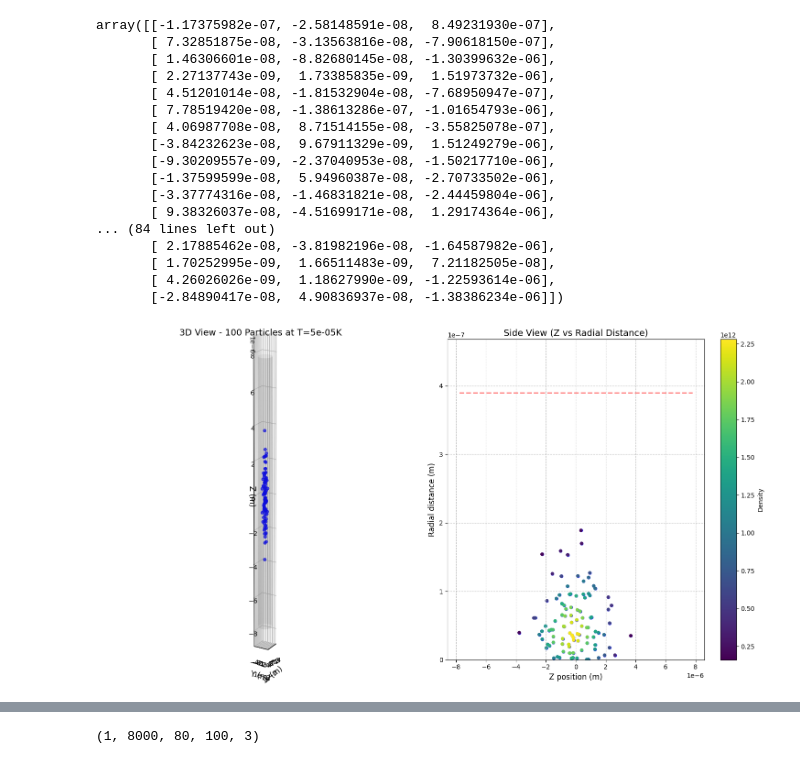
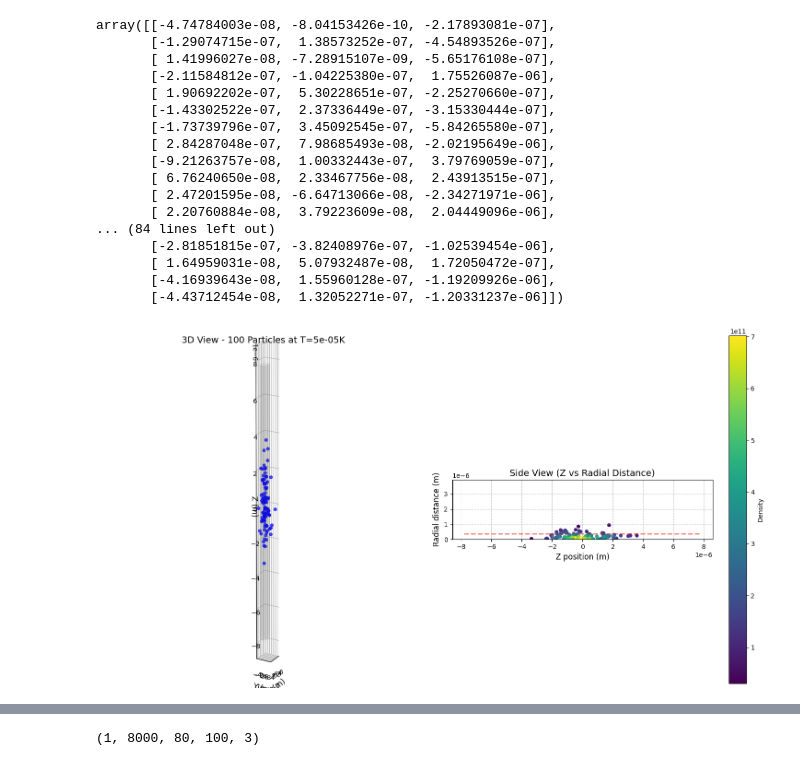
Before and after one commit to MPoitrinal/Truncated-Wigner, a Jupyter notebook: main.ipynb, the cells around one changed output, grey strips where cells are left out. Saved outputs shown, nothing was run; the diff lists cells and outputs as text; code cells hidden in the pictures.

```diff
--- a/main.ipynb
+++ b/main.ipynb
@@ -13,23 +13,31 @@ listNumparticles=[100]       # List of particle numbers to simulate
 
 spacing_factor=1       # Spacing between particles as a fraction of wavelength
 
-t_max_factor=1              # Maximum simulation time as a factor of Gamma_0
-num_steps=800              # Number of time steps for the simulation
+t_max_factor=5          # Maximum simulation time as a factor of Gamma_0
+
+num_steps=4000              # Number of time steps for the simulation
 
 omega_z=0                   # Detuning (in rad/s)
-Omega_Rabi=0                # Rabi frequency (set to 0 for no driving)
 
-num_simulations=8000       # Number of TWA trajectories to average
+num_simulations=5000       # Number of TWA trajectories to average
 # listNumparticles=[200]       # List of particle numbers to simulate
 
 time_factor = 10 # compression factor for the time steps to save memory
 
 # Physical constants
 atomic_dipole_moment = 2.533e-29 #C·m
+
 dipole_moment=(1/np.sqrt(2))*np.array([1, 1j, 0])*atomic_dipole_moment  # Circular polarization
+
 Gamma_0 = 2*np.pi *6.065 *1e6    # Natural linewidth in rad/s (≈ 38 MHz)
+
+Omega_Rabi= 5*Gamma_0             # Rabi frequency (set to 0 for no driving)
+
+
 lambda_0 = 780e-9                # Laser wavelength in m (780 nm for Rb)
+
 omega = 2*np.pi*cst.c/lambda_0
+
 T = 50e-6 # T is 50 uK
 
 E_0 = 0.1
@@ -37,6 +45,6 @@ E_0 = 0.1
 # positions = chain_positions(num_particles, spacing_factor, lambda_0)
 
 # themal distribution inside of cylinder (PHOENIQS SETUP)
-positions = generate_thermal_distribution_in_cylinder(num_particles,spacing_factor,lambda_0,E_0)
+positions = generate_thermal_distribution_in_cylinder(num_particles,lambda_0*2,lambda_0*20,E_0)
 
 t_list = np.linspace(0,t_max_factor/Gamma_0,num_steps)
@@ -43,23 +53,23 @@ t_list = np.linspace(0,t_max_factor/Gamma_0,num_steps)
 # %%
 positions
 # %% [output]
-array([[-1.17375982e-07, -2.58148591e-08,  8.49231930e-07],
-       [ 7.32851875e-08, -3.13563816e-08, -7.90618150e-07],
-       [ 1.46306601e-08, -8.82680145e-08, -1.30399632e-06],
-       [ 2.27137743e-09,  1.73385835e-09,  1.51973732e-06],
-       [ 4.51201014e-08, -1.81532904e-08, -7.68950947e-07],
-       [ 7.78519420e-08, -1.38613286e-07, -1.01654793e-06],
-       [ 4.06987708e-08,  8.71514155e-08, -3.55825078e-07],
-       [-3.84232623e-08,  9.67911329e-09,  1.51249279e-06],
-       [-9.30209557e-09, -2.37040953e-08, -1.50217710e-06],
-       [-1.37599599e-08,  5.94960387e-08, -2.70733502e-06],
-       [-3.37774316e-08, -1.46831821e-08, -2.44459804e-06],
-       [ 9.38326037e-08, -4.51699171e-08,  1.29174364e-06],
+array([[-4.74784003e-08, -8.04153426e-10, -2.17893081e-07],
+       [-1.29074715e-07,  1.38573252e-07, -4.54893526e-07],
+       [ 1.41996027e-08, -7.28915107e-09, -5.65176108e-07],
+       [-2.11584812e-07, -1.04225380e-07,  1.75526087e-06],
+       [ 1.90692202e-07,  5.30228651e-07, -2.25270660e-07],
+       [-1.43302522e-07,  2.37336449e-07, -3.15330444e-07],
+       [-1.73739796e-07,  3.45092545e-07, -5.84265580e-07],
+       [ 2.84287048e-07,  7.98685493e-08, -2.02195649e-06],
+       [-9.21263757e-08,  1.00332443e-07,  3.79769059e-07],
+       [ 6.76240650e-08,  2.33467756e-08,  2.43913515e-07],
+       [ 2.47201595e-08, -6.64713066e-08, -2.34271971e-06],
+       [ 2.20760884e-08,  3.79223609e-08,  2.04449096e-06],
 ... (84 lines left out)
-       [ 2.17885462e-08, -3.81982196e-08, -1.64587982e-06],
-       [ 1.70252995e-09,  1.66511483e-09,  7.21182505e-08],
-       [ 4.26026026e-09,  1.18627990e-09, -1.22593614e-06],
-       [-2.84890417e-08,  4.90836937e-08, -1.38386234e-06]])
+       [-2.81851815e-07, -3.82408976e-07, -1.02539454e-06],
+       [ 1.64959031e-08,  5.07932487e-08,  1.72050472e-07],
+       [-4.16939643e-08,  1.55960128e-07, -1.19209926e-06],
+       [-4.43712454e-08,  1.32052271e-07, -1.20331237e-06]])
 # %%
 import matplotlib.pyplot as plt
 # Create a figure with two subplots: one for 3D view and one for 2D projection
@@ -84,32 +94,35 @@ x_grid = radius * np.cos(theta_grid)
 y_grid = radius * np.sin(theta_grid)
 ax1.plot_surface(x_grid, y_grid, z_grid, alpha=0.1, color='gray')
 
 # Adjust 3D view to better show the elongated structure
 ax1.view_init(elev=20, azim=30)
 # Don't force equal aspect ratio to better visualize the elongated structure
 ax1.set_box_aspect([radius*2, radius*2, length])
 
 # 2D projection plot (side view)
 ax2 = fig.add_subplot(122)
 ax2.scatter(positions[:, 2], np.sqrt(positions[:, 0]**2 + positions[:, 1]**2), c='blue', alpha=0.7, s=20)
 ax2.set_xlabel('Z position (m)', fontsize=12)
 ax2.set_ylabel('Radial distance (m)', fontsize=12)
 ax2.set_title('Side View (Z vs Radial Distance)', fontsize=14)
 
 # Add cylinder boundaries to 2D plot
 ax2.plot([-length/2, length/2], [radius, radius], 'r--', alpha=0.5, linewidth=2)
 ax2.set_xlim(-length/2*1.1, length/2*1.1)
-ax2.set_ylim(0, radius*1.2)
+ax2.set_ylim(0, radius*10.1)  # Only show positive radial distances
 ax2.grid(True, linestyle='--', alpha=0.7)
 
 # Add colorbar for density visualization in 2D plot
 from scipy.stats import gaussian_kde
 xy = np.vstack([positions[:, 2], np.sqrt(positions[:, 0]**2 + positions[:, 1]**2)])
 z = gaussian_kde(xy)(xy)
 sc = ax2.scatter(positions[:, 2], np.sqrt(positions[:, 0]**2 + positions[:, 1]**2), c=z, s=20, cmap='viridis')
 plt.colorbar(sc, ax=ax2, label='Density')
 
+# Ensure equal scaling for both axes in the 2D plot
+ax2.set_aspect('equal')
+
 plt.tight_layout()
 plt.show()
 # %% [output]
-[figure, old version]
+[figure, new version]
```
Also changed, not shown: parts of 30 cells of this notebook, 6 other files.
